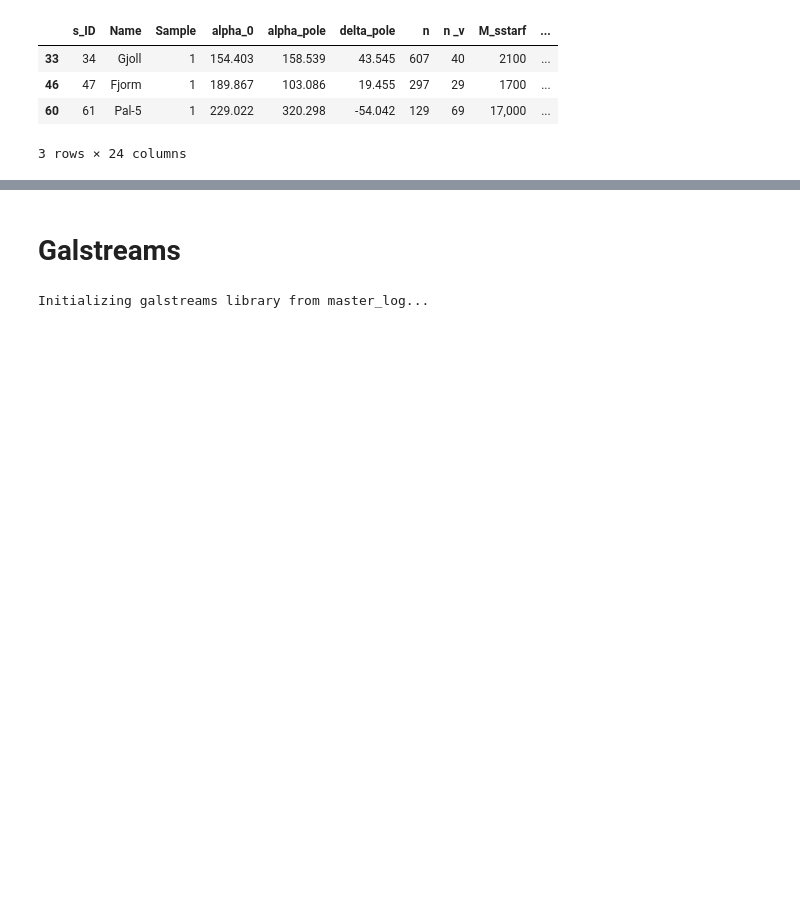
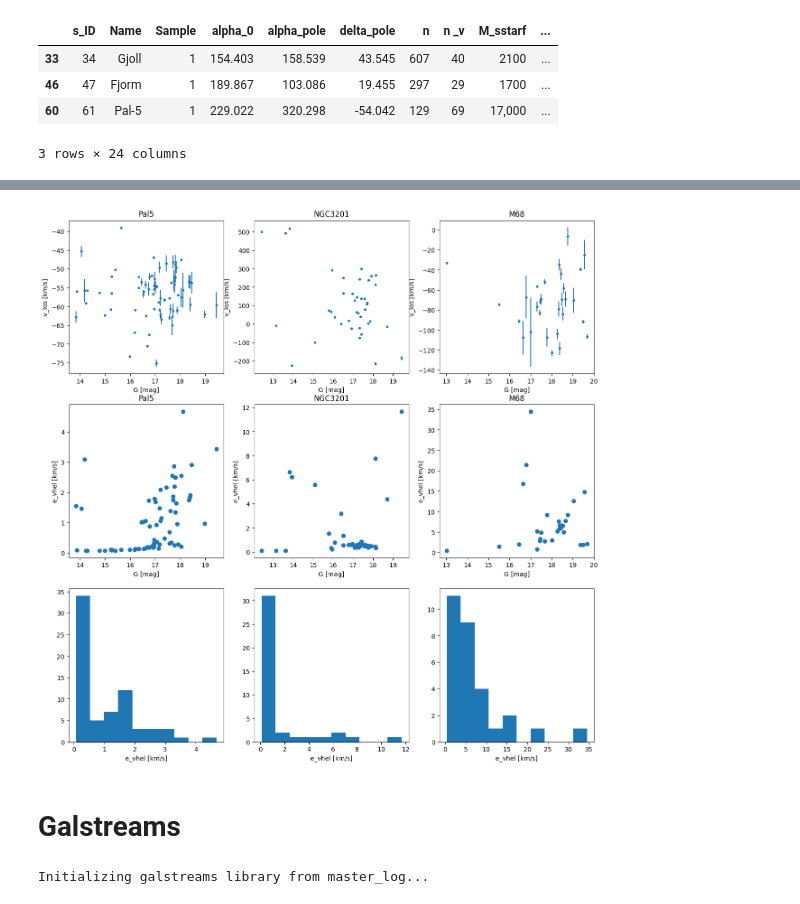
Before and after one commit to vepe99/diffusion-experiments, a Jupyter notebook: case_study5/project_stream/notebooks/read_GaiaD3.ipynb, the cells around one changed output, grey strips where cells are left out. Cells and saved outputs as stored; diff of their text form; code cells hidden in the pictures; blank space fills up the shorter version.

Commit message:
extracted the meadian and std  v_los error for each magnitude bin and the

```diff
--- a/case_study5/project_stream/notebooks/read_GaiaD3.ipynb
+++ b/case_study5/project_stream/notebooks/read_GaiaD3.ipynb
@@ -147,3 +194,40 @@ survey count:  [268   5   8   2   3   1   1   8   1]
+# %%
+# We want to know from where the Vhel are coming from
+fig = plt.figure(figsize=(15, 15))
+for name in name_to_plot:
+    v_los = particles[name]['VHel']
+    mask_vlos = v_los == 0.0
+    e_vhel = particles[name]['e_VHel']
+    magnitude = particles[name]['Gmag']
+
+    ax = fig.add_subplot(3, 3, name_to_plot.index(name)+1)
+    ax.errorbar(magnitude[~mask_vlos], v_los[~mask_vlos], yerr=e_vhel[~mask_vlos], fmt='.'  )
+    ax.set_xlabel('G [mag]')
+    ax.set_ylabel('v_los [km/s]')
+    ax.set_title(name)
+
+for name in name_to_plot:
+    v_los = particles[name]['VHel']
+    mask_vlos = v_los == 0.0
+    e_vhel = particles[name]['e_VHel']
+    magnitude = particles[name]['Gmag']
+
+    ax = fig.add_subplot(3, 3, name_to_plot.index(name)+4)
+    ax.scatter(magnitude[~mask_vlos], e_vhel[~mask_vlos], )
+    ax.set_xlabel('G [mag]')
+    ax.set_ylabel('e_vhel [km/s]')
+    ax.set_title(name)
+
+for name in name_to_plot:
+    v_los = particles[name]['VHel']
+    mask_vlos = v_los == 0.0
+    e_vhel = particles[name]['e_VHel']
+
+    ax = fig.add_subplot(3, 3, name_to_plot.index(name)+7)
+    ax.hist(e_vhel[~mask_vlos], )
+    ax.set_xlabel('e_vhel [km/s]')
+# %% [output]
+[figure, added]
 # %% [markdown]
 # Galstreams
 # %%
```
Also changed, not shown: parts of 2 cells of this notebook, 3 other files.
